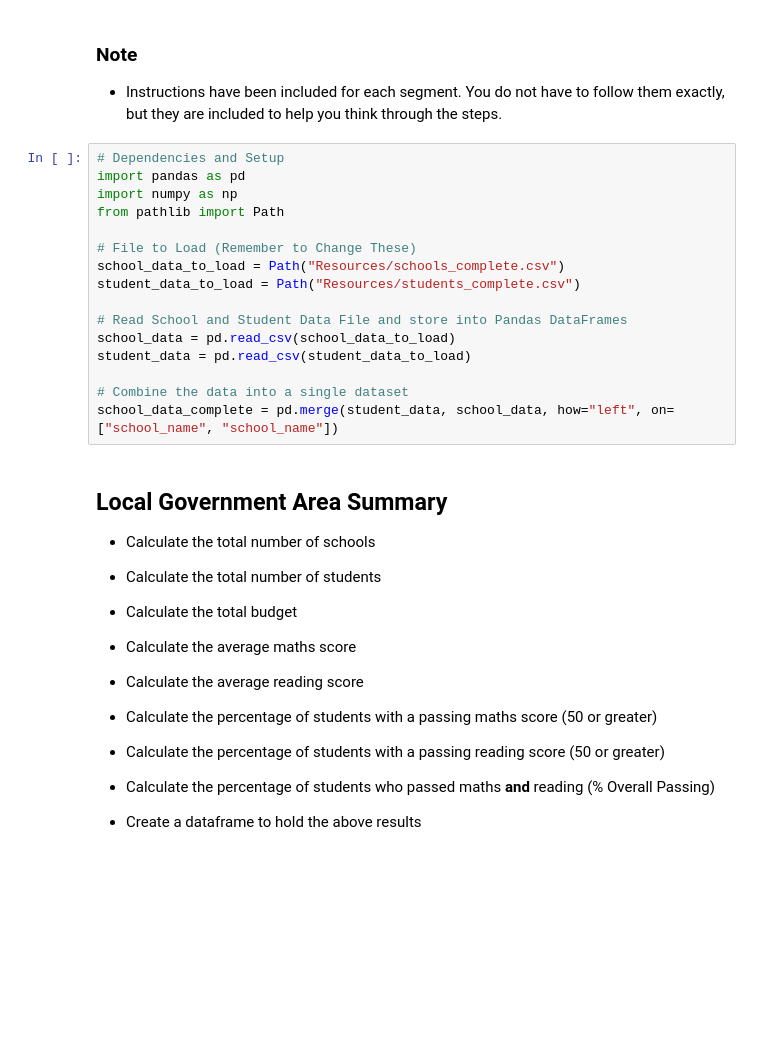
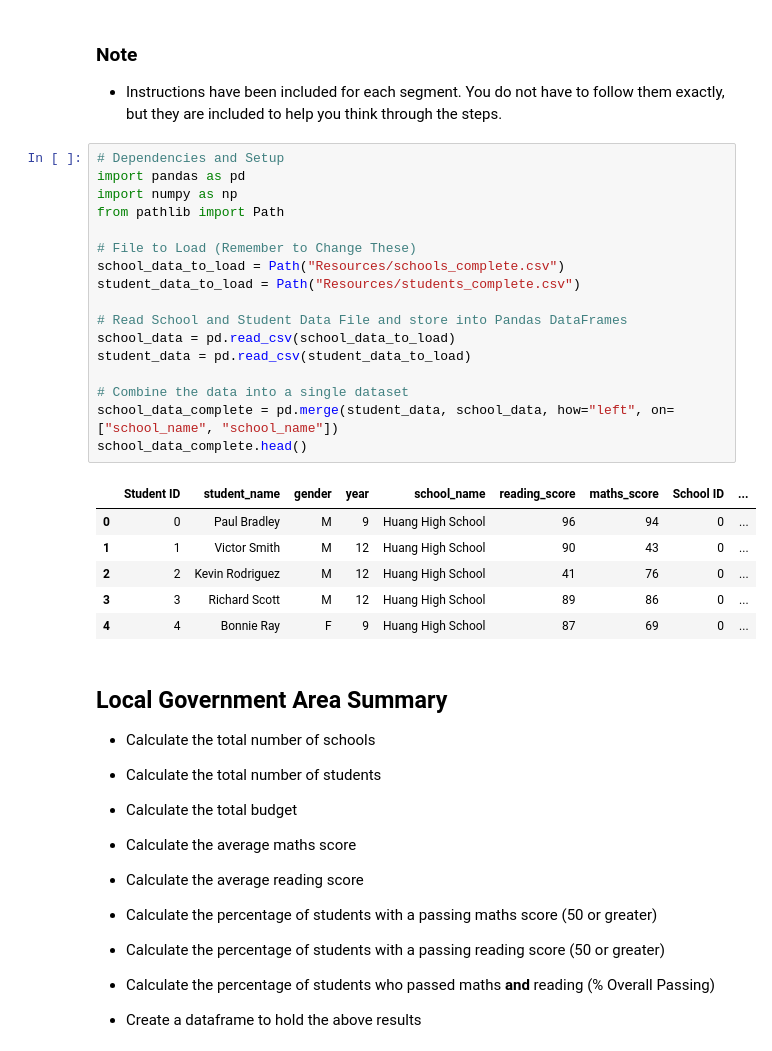
Before and after one commit to ljulbrich/pandas-challenge, a Jupyter notebook: PyCitySchools/PyCitySchools_starter.ipynb, the cells around one changed output. Drawn from its saved outputs; the diff is of its cells as text; blank space fills up the shorter version.

```diff
--- a/PyCitySchools/PyCitySchools_starter.ipynb
+++ b/PyCitySchools/PyCitySchools_starter.ipynb
@@ -4,19 +4,27 @@
 # %%
 # Dependencies and Setup
 import pandas as pd
 import numpy as np
 from pathlib import Path
 
 # File to Load (Remember to Change These)
 school_data_to_load = Path("Resources/schools_complete.csv")
 student_data_to_load = Path("Resources/students_complete.csv")
 
 # Read School and Student Data File and store into Pandas DataFrames
 school_data = pd.read_csv(school_data_to_load)
 student_data = pd.read_csv(student_data_to_load)
 
 # Combine the data into a single dataset
 school_data_complete = pd.merge(student_data, school_data, how="left", on=["school_name", "school_name"])
+school_data_complete.head()
+# %% [output]
+|  | Student ID | student_name | gender | year | school_name | reading_score | maths_score | School ID | ... |
+| 0 | 0 | Paul Bradley | M | 9 | Huang High School | 96 | 94 | 0 | ... |
+| 1 | 1 | Victor Smith | M | 12 | Huang High School | 90 | 43 | 0 | ... |
+| 2 | 2 | Kevin Rodriguez | M | 12 | Huang High School | 41 | 76 | 0 | ... |
+| 3 | 3 | Richard Scott | M | 12 | Huang High School | 89 | 86 | 0 | ... |
+| 4 | 4 | Bonnie Ray | F | 9 | Huang High School | 87 | 69 | 0 | ... |
 # %% [markdown]
 ## Local Government Area Summary
 
```
Also changed, not shown: parts of 2 cells of this notebook.
